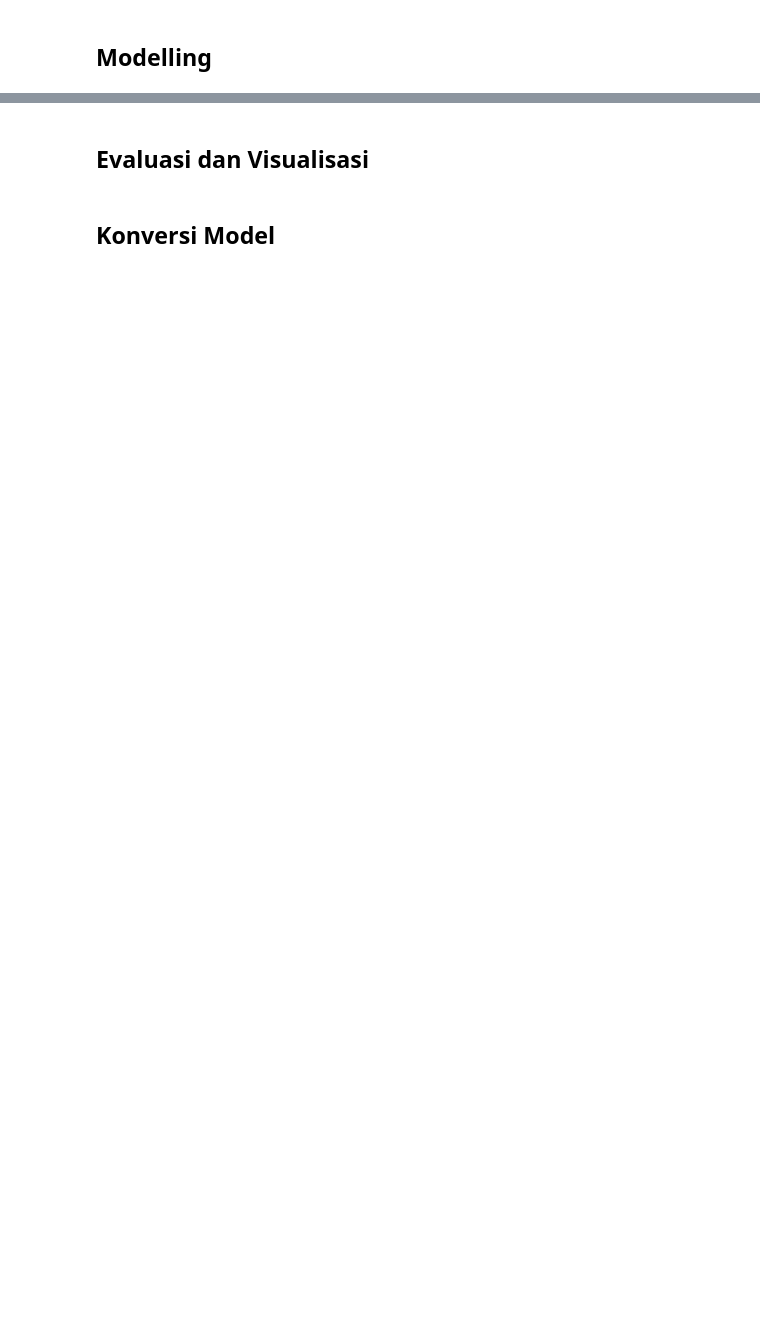
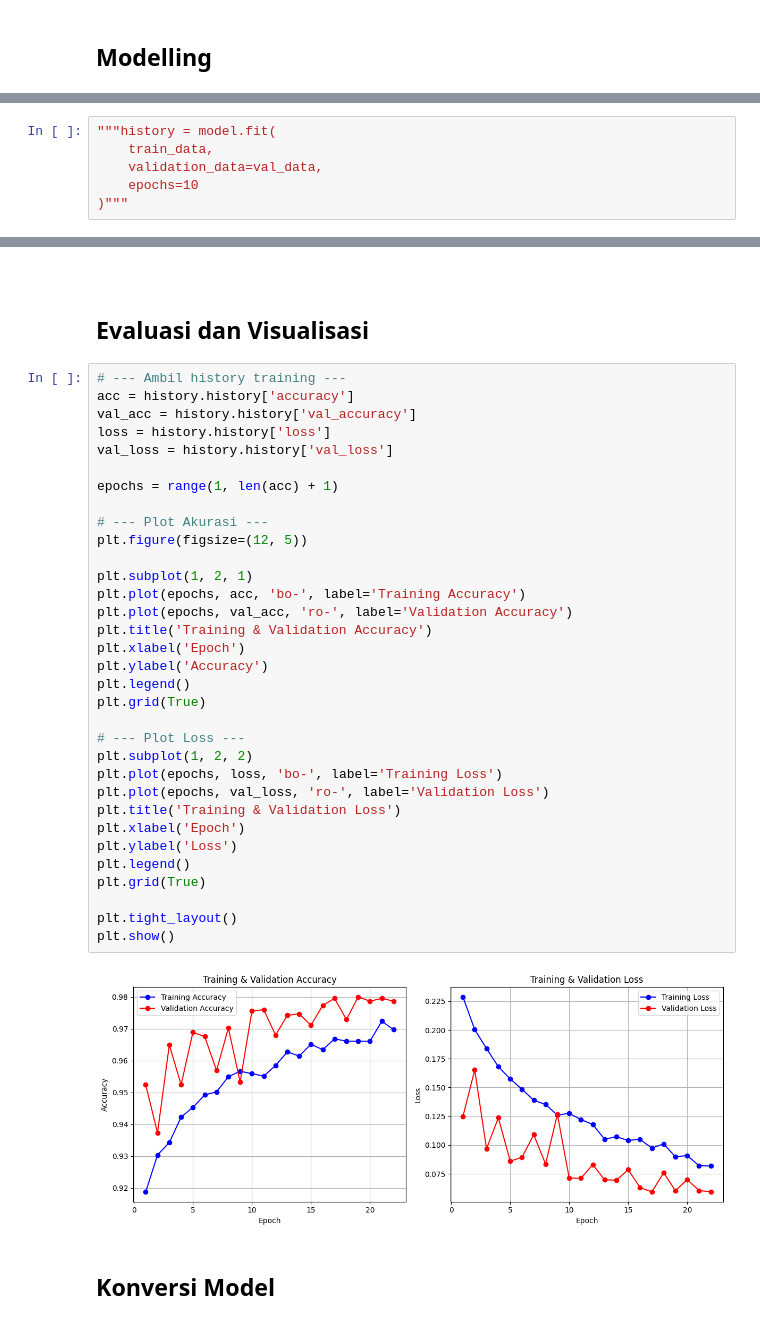
Before and after one commit to FaizFP/Dicoding--Image, a Jupyter notebook: Template_Submission_Akhir.ipynb, the cells around one changed output, grey strips where cells are left out. Drawn from its saved outputs; the diff is of its cells as text; blank space fills up the shorter version.

````diff
--- a/Template_Submission_Akhir.ipynb
+++ b/Template_Submission_Akhir.ipynb
@@ -84,0 +322,6 @@ AttributeError: 'str' object has no attribute 'class_names'
+# %%
+"""history = model.fit(
+    train_data,
+    validation_data=val_data,
+    epochs=10
+)"""
@@ -85,4 +419,45 @@ AttributeError: 'str' object has no attribute 'class_names'
 # %% [markdown]
+
+
+```
+
+```
+
 ## Evaluasi dan Visualisasi
+# %%
+# --- Ambil history training ---
+acc = history.history['accuracy']
+val_acc = history.history['val_accuracy']
+loss = history.history['loss']
+val_loss = history.history['val_loss']
+
+epochs = range(1, len(acc) + 1)
+
+# --- Plot Akurasi ---
+plt.figure(figsize=(12, 5))
+
+plt.subplot(1, 2, 1)
+plt.plot(epochs, acc, 'bo-', label='Training Accuracy')
+plt.plot(epochs, val_acc, 'ro-', label='Validation Accuracy')
+plt.title('Training & Validation Accuracy')
+plt.xlabel('Epoch')
+plt.ylabel('Accuracy')
+plt.legend()
+plt.grid(True)
+
+# --- Plot Loss ---
+plt.subplot(1, 2, 2)
+plt.plot(epochs, loss, 'bo-', label='Training Loss')
+plt.plot(epochs, val_loss, 'ro-', label='Validation Loss')
+plt.title('Training & Validation Loss')
+plt.xlabel('Epoch')
+plt.ylabel('Loss')
+plt.legend()
+plt.grid(True)
+
+plt.tight_layout()
+plt.show()
+# %% [output]
+[figure, added]
 # %% [markdown]
 ## Konversi Model
````
Also changed, not shown: parts of 27 cells of this notebook.
